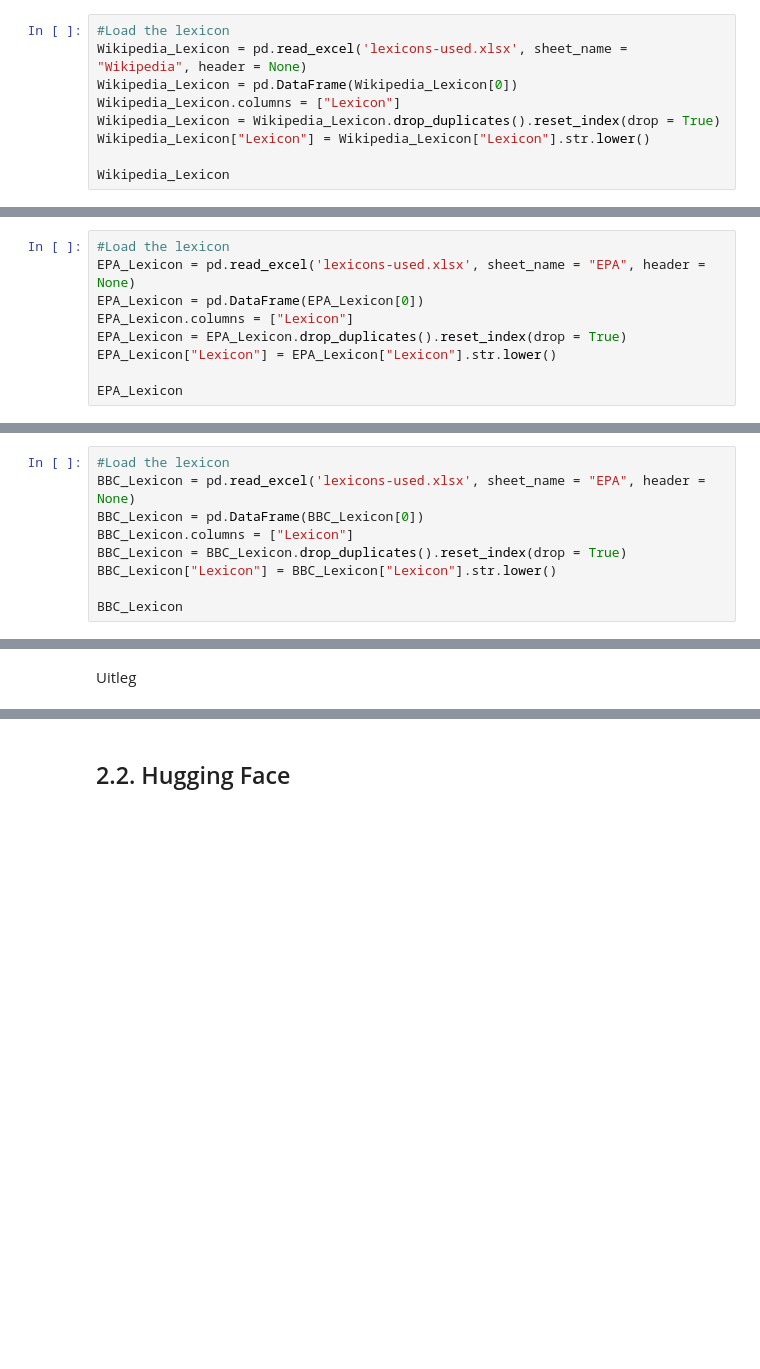
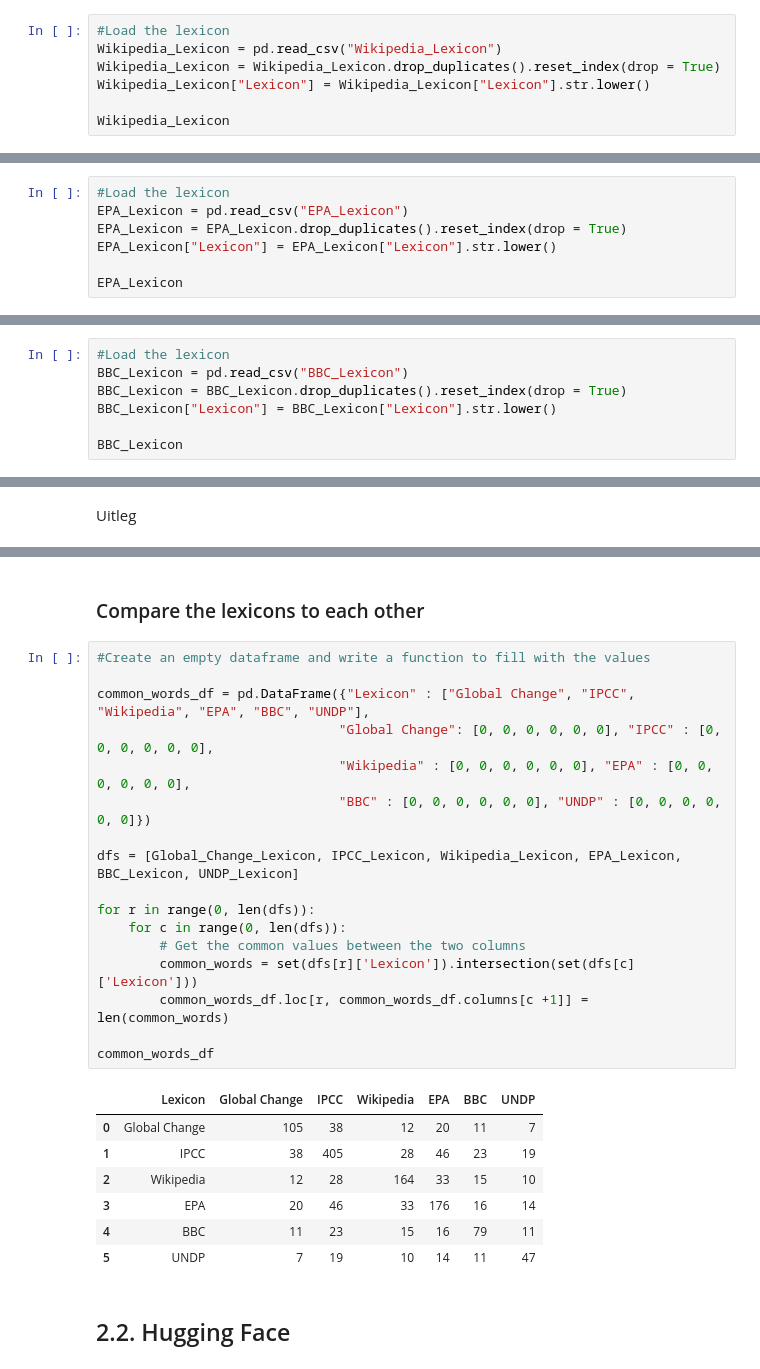
Before and after one commit to TBoedt/Constructing-A-Climate-Change-Concern-Index-Based-Upon-US-Newspaper-Articles, a Jupyter notebook: Climate_Articles_Tagging.ipynb, the cells around one changed output, grey strips where cells are left out. Saved outputs shown, nothing was run; the diff lists cells and outputs as text; blank space fills up the shorter version.

```diff
--- a/Climate_Articles_Tagging.ipynb
+++ b/Climate_Articles_Tagging.ipynb
@@ -506,9 +536,7 @@ IPCC_Lexicon
 Uitleg
 # %%
 #Load the lexicon
-Wikipedia_Lexicon = pd.read_excel('lexicons-used.xlsx', sheet_name = "Wikipedia", header = None)
-Wikipedia_Lexicon = pd.DataFrame(Wikipedia_Lexicon[0])
-Wikipedia_Lexicon.columns = ["Lexicon"]
+Wikipedia_Lexicon = pd.read_csv("Wikipedia_Lexicon")
 Wikipedia_Lexicon = Wikipedia_Lexicon.drop_duplicates().reset_index(drop = True)
 Wikipedia_Lexicon["Lexicon"] = Wikipedia_Lexicon["Lexicon"].str.lower()
 
@@ -533,9 +547,7 @@ Wikipedia_Lexicon
 Uitleg
 # %%
 #Load the lexicon
-EPA_Lexicon = pd.read_excel('lexicons-used.xlsx', sheet_name = "EPA", header = None)
-EPA_Lexicon = pd.DataFrame(EPA_Lexicon[0])
-EPA_Lexicon.columns = ["Lexicon"]
+EPA_Lexicon = pd.read_csv("EPA_Lexicon")
 EPA_Lexicon = EPA_Lexicon.drop_duplicates().reset_index(drop = True)
 EPA_Lexicon["Lexicon"] = EPA_Lexicon["Lexicon"].str.lower()
 
@@ -560,9 +558,7 @@ EPA_Lexicon
 Uitleg
 # %%
 #Load the lexicon
-BBC_Lexicon = pd.read_excel('lexicons-used.xlsx', sheet_name = "EPA", header = None)
-BBC_Lexicon = pd.DataFrame(BBC_Lexicon[0])
-BBC_Lexicon.columns = ["Lexicon"]
+BBC_Lexicon = pd.read_csv("BBC_Lexicon")
 BBC_Lexicon = BBC_Lexicon.drop_duplicates().reset_index(drop = True)
 BBC_Lexicon["Lexicon"] = BBC_Lexicon["Lexicon"].str.lower()
 
@@ -615,3 +595,30 @@ UNDP_Lexicon
+# %% [markdown]
+### Compare the lexicons to each other
+# %%
+#Create an empty dataframe and write a function to fill with the values
+
+common_words_df = pd.DataFrame({"Lexicon" : ["Global Change", "IPCC", "Wikipedia", "EPA", "BBC", "UNDP"],
+                               "Global Change": [0, 0, 0, 0, 0, 0], "IPCC" : [0, 0, 0, 0, 0, 0],
+                               "Wikipedia" : [0, 0, 0, 0, 0, 0], "EPA" : [0, 0, 0, 0, 0, 0],
+                               "BBC" : [0, 0, 0, 0, 0, 0], "UNDP" : [0, 0, 0, 0, 0, 0]})
+
+dfs = [Global_Change_Lexicon, IPCC_Lexicon, Wikipedia_Lexicon, EPA_Lexicon, BBC_Lexicon, UNDP_Lexicon]
+
+for r in range(0, len(dfs)):
+    for c in range(0, len(dfs)):
+        # Get the common values between the two columns
+        common_words = set(dfs[r]['Lexicon']).intersection(set(dfs[c]['Lexicon']))
+        common_words_df.loc[r, common_words_df.columns[c +1]] = len(common_words)
+
+common_words_df
+# %% [output]
+|  | Lexicon | Global Change | IPCC | Wikipedia | EPA | BBC | UNDP |
+| 0 | Global Change | 105 | 38 | 12 | 20 | 11 | 7 |
+| 1 | IPCC | 38 | 405 | 28 | 46 | 23 | 19 |
+| 2 | Wikipedia | 12 | 28 | 164 | 33 | 15 | 10 |
+| 3 | EPA | 20 | 46 | 33 | 176 | 16 | 14 |
+| 4 | BBC | 11 | 23 | 15 | 16 | 79 | 11 |
+| 5 | UNDP | 7 | 19 | 10 | 14 | 11 | 47 |
 # %% [markdown]
 ## 2.2. Hugging Face
 # %%
```
Also changed, not shown: parts of 27 cells of this notebook, 11 other files.
